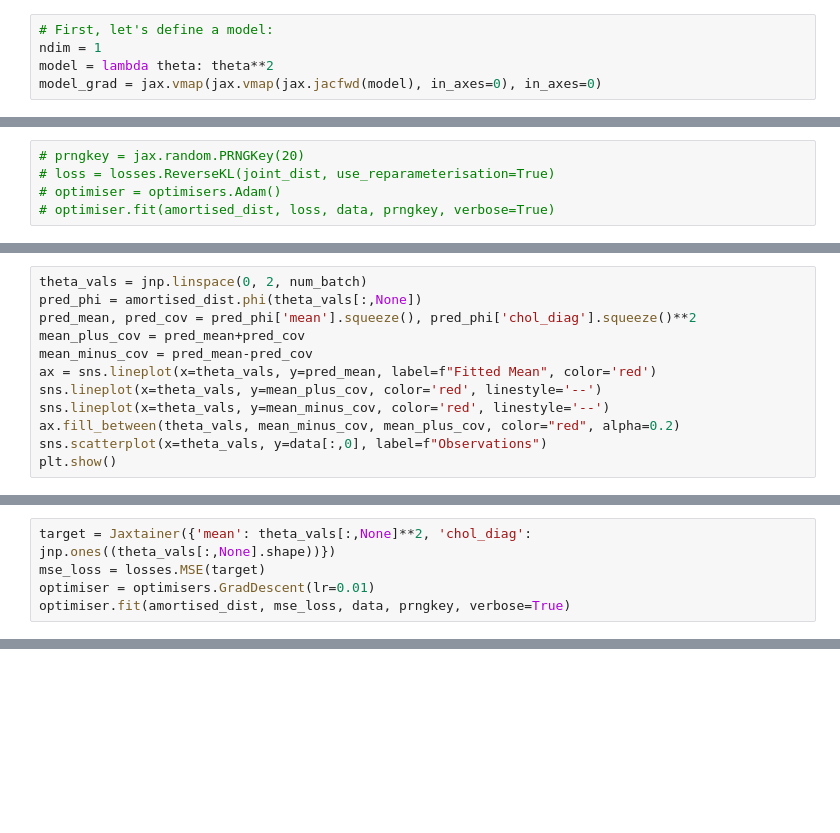
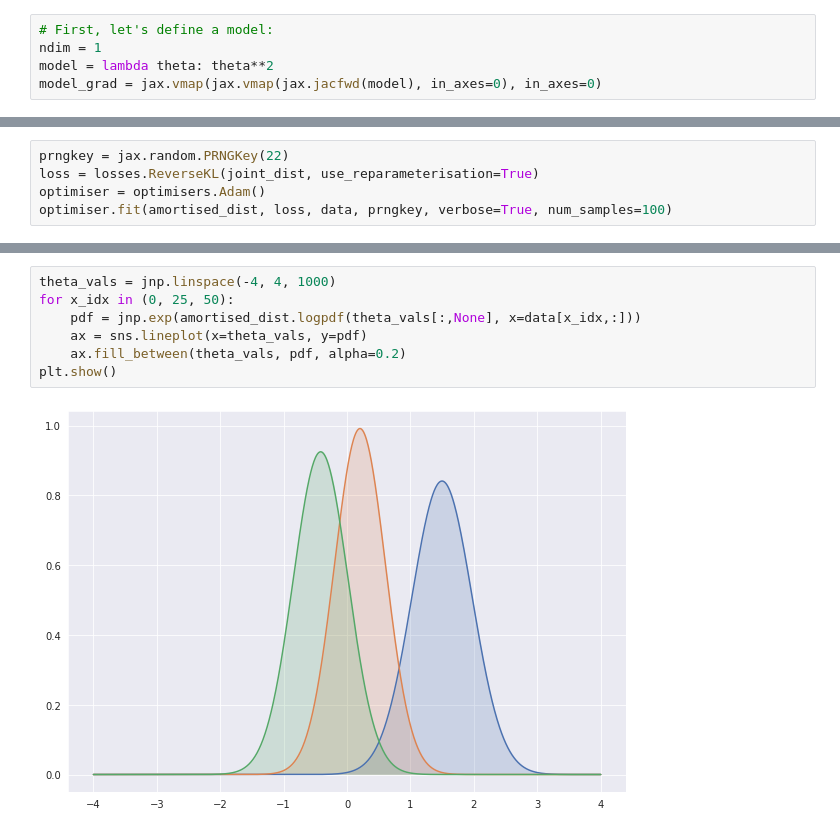
Before and after one commit to MABilton/approx_post, a Jupyter notebook: examples/amortised_example.ipynb, the cells around one changed output, grey strips where cells are left out. Saved outputs shown, nothing was run; the diff lists cells and outputs as text; blank space fills up the shorter version.

```diff
--- a/examples/amortised_example.ipynb
+++ b/examples/amortised_example.ipynb
@@ -51,6 +51,6 @@ prior_cov = jnp.identity(ndim)
 joint_dist = joint.ModelPlusGaussian(model, noise_cov, prior_mean, prior_cov, model_grad)
 # %%
-# prngkey = jax.random.PRNGKey(20)
-# loss = losses.ReverseKL(joint_dist, use_reparameterisation=True)
-# optimiser = optimisers.Adam()
-# optimiser.fit(amortised_dist, loss, data, prngkey, verbose=True)
+prngkey = jax.random.PRNGKey(22)
+loss = losses.ReverseKL(joint_dist, use_reparameterisation=True)
+optimiser = optimisers.Adam()
+optimiser.fit(amortised_dist, loss, data, prngkey, verbose=True, num_samples=100)
@@ -57,12 +74,0 @@ joint_dist = joint.ModelPlusGaussian(model, noise_cov, prior_mean, prior_cov, mo
-# %%
-theta_vals = jnp.linspace(0, 2, num_batch)
-pred_phi = amortised_dist.phi(theta_vals[:,None])
-pred_mean, pred_cov = pred_phi['mean'].squeeze(), pred_phi['chol_diag'].squeeze()**2
-mean_plus_cov = pred_mean+pred_cov
-mean_minus_cov = pred_mean-pred_cov
-ax = sns.lineplot(x=theta_vals, y=pred_mean, label=f"Fitted Mean", color='red')
-sns.lineplot(x=theta_vals, y=mean_plus_cov, color='red', linestyle='--')
-sns.lineplot(x=theta_vals, y=mean_minus_cov, color='red', linestyle='--')
-ax.fill_between(theta_vals, mean_minus_cov, mean_plus_cov, color="red", alpha=0.2)
-sns.scatterplot(x=theta_vals, y=data[:,0], label=f"Observations")
-plt.show()
@@ -71,5 +74,0 @@ plt.show()
-# %%
-target = Jaxtainer({'mean': theta_vals[:,None]**2, 'chol_diag': jnp.ones((theta_vals[:,None].shape))})
-mse_loss = losses.MSE(target)
-optimiser = optimisers.GradDescent(lr=0.01)
-optimiser.fit(amortised_dist, mse_loss, data, prngkey, verbose=True)
@@ -94,0 +75,9 @@ KeyboardInterrupt:
+# %%
+theta_vals = jnp.linspace(-4, 4, 1000)
+for x_idx in (0, 25, 50):
+    pdf = jnp.exp(amortised_dist.logpdf(theta_vals[:,None], x=data[x_idx,:]))
+    ax = sns.lineplot(x=theta_vals, y=pdf)
+    ax.fill_between(theta_vals, pdf, alpha=0.2)
+plt.show()
+# %% [output]
+[figure, added]
```
Also changed, not shown: parts of 12 cells of this notebook, 5 other files.
